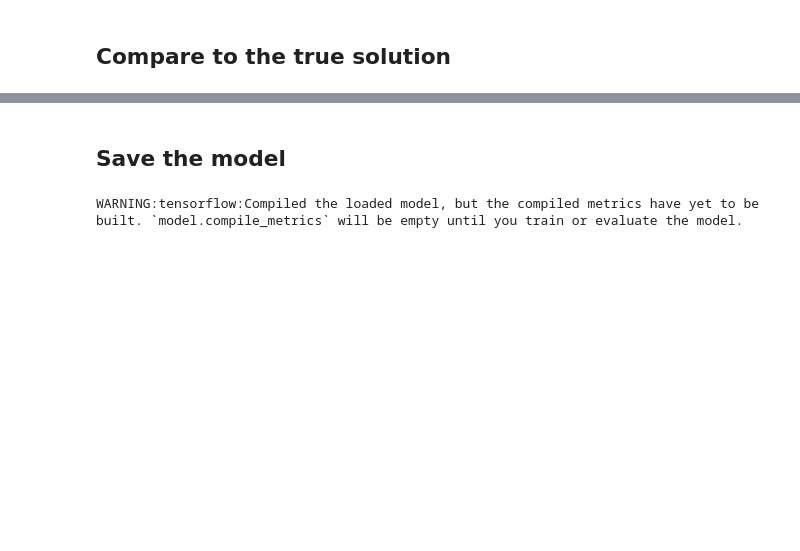
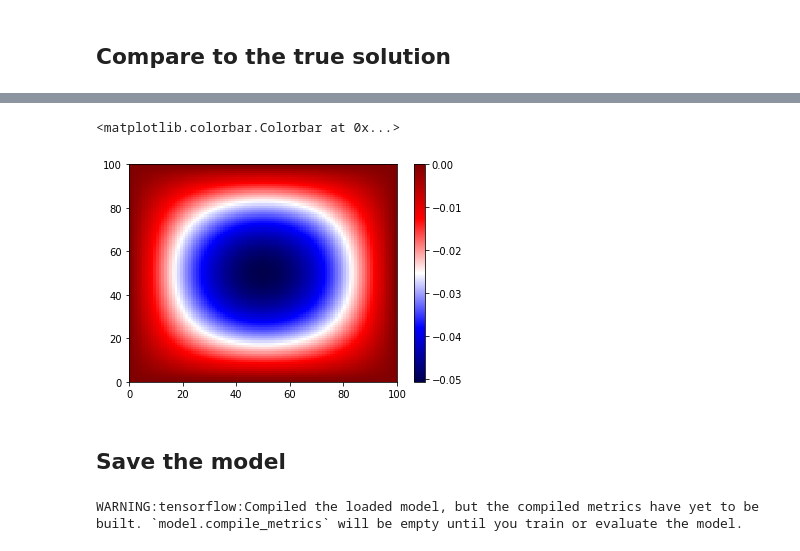
Before and after one commit to LawsonOliveira/Tsunami, a Jupyter notebook: differentiate/NN_test_function_A_F.ipynb, the cells around one changed output, grey strips where cells are left out. Drawn from its saved outputs; the diff is of its cells as text; code cells hidden in the pictures; blank space fills up the shorter version.

```diff
--- a/differentiate/NN_test_function_A_F.ipynb
+++ b/differentiate/NN_test_function_A_F.ipynb
@@ -213,3 +300,9 @@ plt.colorbar()
+# %%
+plt.pcolormesh(true_values, cmap = seismic)
+plt.colorbar()
+# %% [output]
+<matplotlib.colorbar.Colorbar at 0x...>
+[figure, added]
 # %% [markdown]
 ## Save the model
 # %%
```
Also changed, not shown: parts of 13 cells of this notebook.
